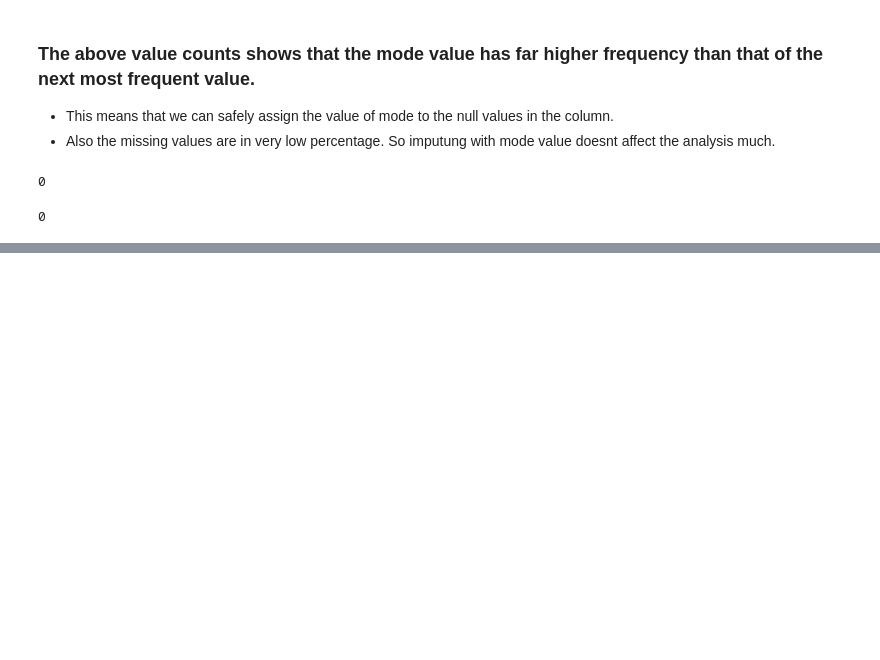
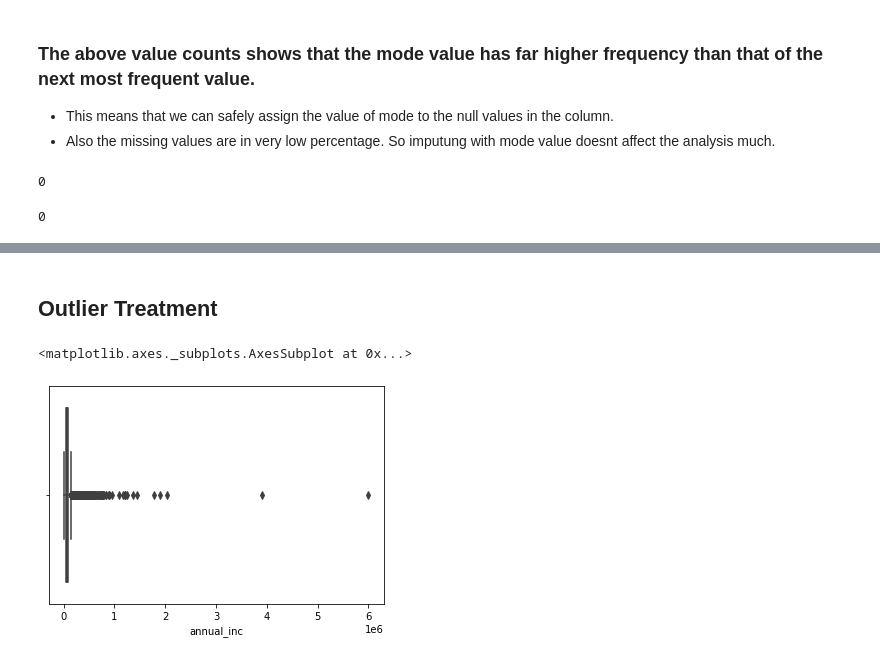
Before and after one commit to anuragsngh517/Lending_Club_Case_Study, a Jupyter notebook: AnuragLendingClubCaseStudy.ipynb, the cells around one changed output, grey strips where cells are left out. Saved outputs shown, nothing was run; the diff lists cells and outputs as text; code cells hidden in the pictures; blank space fills up the shorter version.

Commit message:
Below changes done: 1. Standardized the data. 2. Removed outliers.

```diff
--- a/AnuragLendingClubCaseStudy.ipynb
+++ b/AnuragLendingClubCaseStudy.ipynb
@@ -177,0 +185,6 @@ loan_data.revol_util.isna().sum()
+# %%
+loan_data.revol_util = pd.to_numeric(loan_data.revol_util.apply(lambda x : x.split('%')[0]))
+# %%
+loan_data.int_rate = pd.to_numeric(loan_data.int_rate.apply(lambda x : x.split('%')[0]))
+# %%
+loan_data.emp_length = pd.to_numeric(loan_data.emp_length.apply(lambda x: 0 if "<" in x else (x.split('+')[0] if "+" in x else x.split()[0])))
@@ -177,0 +201,7 @@ loan_data.revol_util.isna().sum()
+# %% [markdown]
+## Outlier Treatment
+# %%
+sns.boxplot(loan_data['annual_inc'])
+# %% [output]
+<matplotlib.axes._subplots.AxesSubplot at 0x...>
+[figure, added]
```
Also changed, not shown: parts of 13 cells of this notebook.
